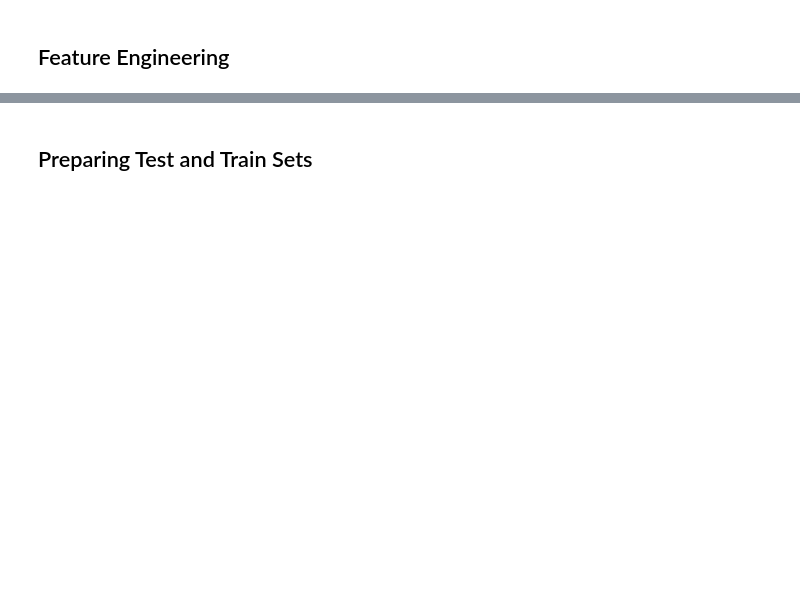
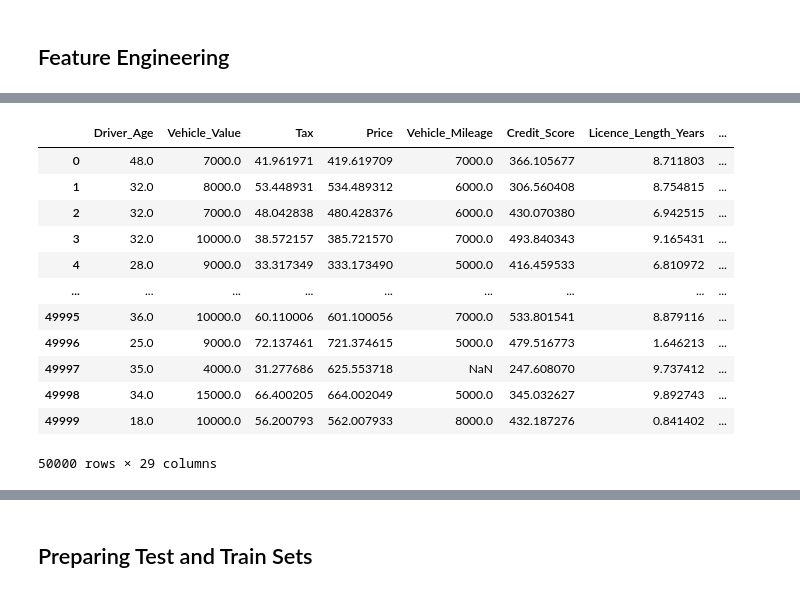
Before and after one commit to ah161652/data_science_projects, a Jupyter notebook: projects/Classification/insurance_quotes/insurance_quotes.ipynb, the cells around one changed output, grey strips where cells are left out. Cells and saved outputs as stored; diff of their text form; code cells hidden in the pictures; blank space fills up the shorter version.

```diff
--- a/projects/Classification/insurance_quotes/insurance_quotes.ipynb
+++ b/projects/Classification/insurance_quotes/insurance_quotes.ipynb
@@ -87,18 +84,0 @@ df['Marital_Status'].value_counts().plot(kind='bar')
-# %%
-corr_features =[]
-
-for i , r in df.corr().iterrows():
-    k=0
-    for j in range(len(r)):
-        if i!= r.index[k]:
-            if r.values[k] >=0.5:
-                corr_features.append([i, r.index[k], r.values[k]])
-        k += 1
-
-feat =[]
-for i in corr_features:
-    if i[2] >= 0.8:
-        feat.append(i[0])
-        feat.append(i[1])
-
-df.drop(list(set(feat)), axis=1, inplace=True)
@@ -116,0 +85,41 @@ df.corr()
+# %%
+df['price/value'] = df['Price'] / df ['Vehicle_Value']
+df['price/mileage'] = df['Price'] / df ['Vehicle_Mileage']
+df['value/mileage'] = df['Vehicle_Value'] / df ['Vehicle_Mileage']
+df['price/value/mileage'] = df['Price'] / df ['value/mileage']
+
+df['price/age'] = df['Price'] / df ['Driver_Age']
+df['price/value/age'] = df['price/value'] / df ['Driver_Age']
+df['price/mileage/age'] = df['price/mileage'] / df ['Driver_Age']
+df['value/mileage/age'] = df['value/mileage'] / df ['Driver_Age']
+df['price/value/mileage/age'] = df['price/value/mileage'] / df ['Driver_Age']
+
+df['price/credit_score'] = df['Price'] / df ['Credit_Score']
+df['price/value/credit_score'] = df['price/value'] / df ['Credit_Score']
+df['price/mileage/credit_score'] = df['price/mileage'] / df ['Credit_Score']
+df['value/mileage/credit_score'] = df['value/mileage'] / df ['Credit_Score']
+df['price/value/mileage/credit_score'] = df['price/value/mileage'] / df ['Credit_Score']
+
+df['price/licence_length'] = df['Price'] / df ['Licence_Length_Years']
+df['price/value/licence_length'] = df['price/value'] / df ['Licence_Length_Years']
+df['price/mileage/licence_length'] = df['price/mileage'] / df ['Licence_Length_Years']
+df['value/mileage/licence_length'] = df['value/mileage'] / df ['Licence_Length_Years']
+df['price/value/mileage/licence_length'] = df['price/value/mileage'] / df ['Licence_Length_Years']
+
+
+
+df
+# %% [output]
+|  | Driver_Age | Vehicle_Value | Tax | Price | Vehicle_Mileage | Credit_Score | Licence_Length_Years | ... |
+| 0 | 48.0 | 7000.0 | 41.961971 | 419.619709 | 7000.0 | 366.105677 | 8.711803 | ... |
+| 1 | 32.0 | 8000.0 | 53.448931 | 534.489312 | 6000.0 | 306.560408 | 8.754815 | ... |
+| 2 | 32.0 | 7000.0 | 48.042838 | 480.428376 | 6000.0 | 430.070380 | 6.942515 | ... |
+| 3 | 32.0 | 10000.0 | 38.572157 | 385.721570 | 7000.0 | 493.840343 | 9.165431 | ... |
+| 4 | 28.0 | 9000.0 | 33.317349 | 333.173490 | 5000.0 | 416.459533 | 6.810972 | ... |
+| ... | ... | ... | ... | ... | ... | ... | ... | ... |
+| 49995 | 36.0 | 10000.0 | 60.110006 | 601.100056 | 7000.0 | 533.801541 | 8.879116 | ... |
+| 49996 | 25.0 | 9000.0 | 72.137461 | 721.374615 | 5000.0 | 479.516773 | 1.646213 | ... |
+| 49997 | 35.0 | 4000.0 | 31.277686 | 625.553718 | NaN | 247.608070 | 9.737412 | ... |
+| 49998 | 34.0 | 15000.0 | 66.400205 | 664.002049 | 5000.0 | 345.032627 | 9.892743 | ... |
+| 49999 | 18.0 | 10000.0 | 56.200793 | 562.007933 | 8000.0 | 432.187276 | 0.841402 | ... |
+50000 rows × 29 columns
```
Also changed, not shown: parts of 20 cells of this notebook.
